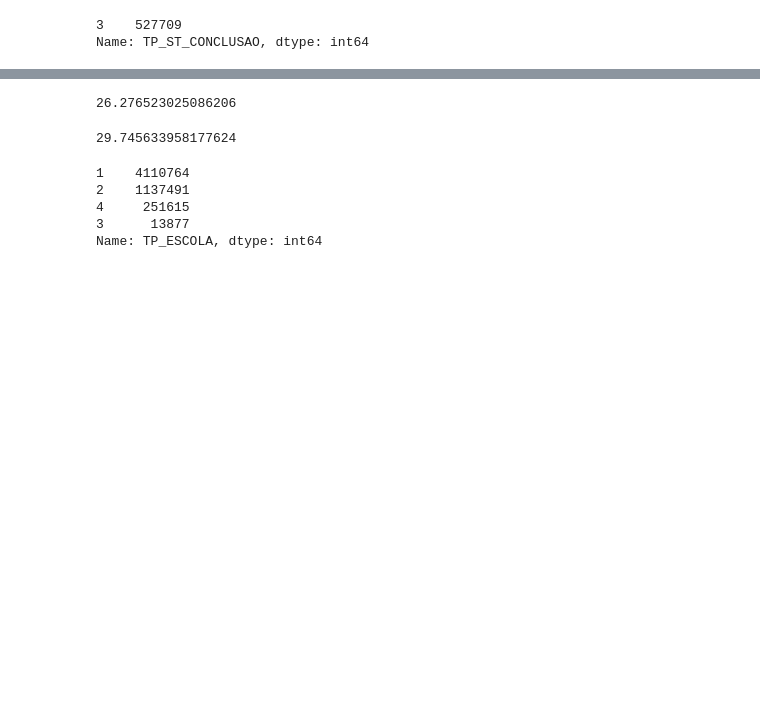
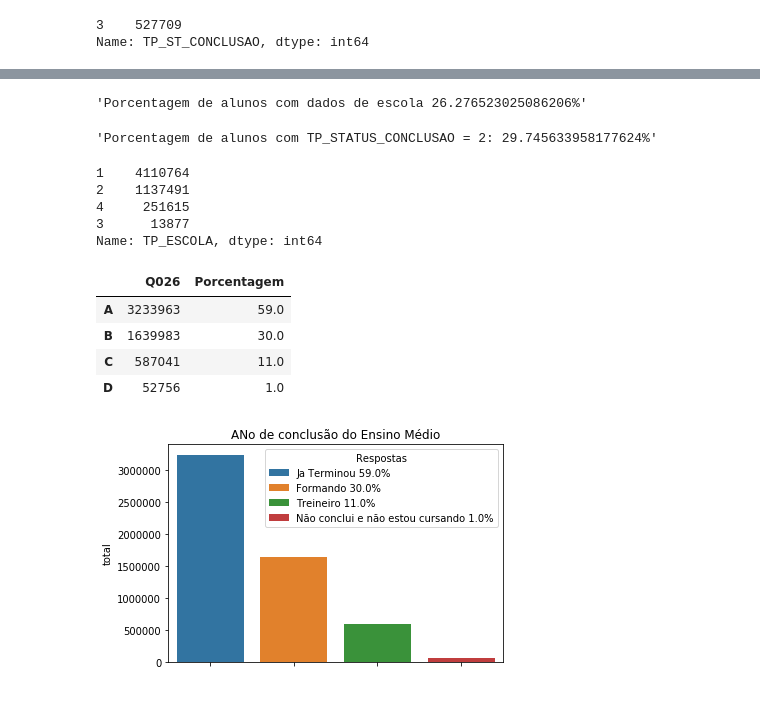
Before and after one commit to vinnyalvs/MineracaoDadosEducacionais, a Jupyter notebook: AnaliseDescritivaEnem.ipynb, the cells around one changed output, grey strips where cells are left out. Cells and saved outputs as stored; diff of their text form; code cells hidden in the pictures; blank space fills up the shorter version.

Commit message:
mais exploração dos dados do Enem, do Censo Escolar e novas visualizações

```diff
--- a/AnaliseDescritivaEnem.ipynb
+++ b/AnaliseDescritivaEnem.ipynb
@@ -11,7 +11,7 @@ path = "C:\\Users\\vinic\\Documents\\GitHub\\Enem\\2018\\Dados\\MICRODADOS_ENEM_
 import pandas as pd
 import numpy as np
 import matplotlib.pyplot as plt
-use_cols = ["NU_INSCRICAO","CO_ESCOLA","SG_UF_ESC","CO_UF_ESC","SG_UF_RESIDENCIA", "TP_ST_CONCLUSAO", "TP_ANO_CONCLUIU", "TP_ESCOLA" ,"TP_ENSINO", "IN_TREINEIRO","TP_SIT_FUNC_ESC"]
+use_cols = ["NU_INSCRICAO","CO_ESCOLA","SG_UF_ESC","CO_UF_ESC","SG_UF_RESIDENCIA", "TP_ST_CONCLUSAO", "TP_ANO_CONCLUIU", "TP_ESCOLA" ,"TP_ENSINO", "IN_TREINEIRO","TP_SIT_FUNC_ESC" , "Q026", "Q027"]
 data_iterator = pd.read_csv(path,sep=';',encoding='latin1',low_memory=False,chunksize=10000, usecols=use_cols)
 chunk_list = []
 
@@ -242,12 +271,12 @@ TP_SIT_FUNC_ESC     1448821
 dtype: int64
-# %%
-1448821/5513747 * 100
-# %% [output]
-26.276523025086206
-# %%
-1640099/5513747 * 100
-# %% [output]
-29.745633958177624
+# %%
+"Porcentagem de alunos com dados de escola {}%".format(1448821/5513747 * 100)
+# %% [output]
+'Porcentagem de alunos com dados de escola 26.276523025086206%'
+# %%
+"Porcentagem de alunos com TP_STATUS_CONCLUSAO = 2: {}%".format(1640099/5513747 * 100)
+# %% [output]
+'Porcentagem de alunos com TP_STATUS_CONCLUSAO = 2: 29.745633958177624%'
 # %%
 amostra.TP_ESCOLA.value_counts()
 # %% [output]
@@ -256,3 +285,32 @@ amostra.TP_ESCOLA.value_counts()
 4     251615
 3      13877
 Name: TP_ESCOLA, dtype: int64
+# %%
+var = "Q026"
+
+array = pd.DataFrame(amostra[var].value_counts())
+array2 = pd.DataFrame(amostra[var].value_counts(normalize=True) * 100).round()
+array['Porcentagem'] = array2
+
+contagem_de_questionario = amostra[var].value_counts().to_frame().reset_index()
+contagem_de_questionario.columns = ["Respostas", "total"]
+contagem_de_questionario.Respostas = ['Ja Terminou ' + str(array['Porcentagem'][0]) + '%','Formando ' + str(array['Porcentagem'][1]) + '%','Treineiro ' + str(array['Porcentagem'][2]) + '%','Não conclui e não estou cursando ' + str(array['Porcentagem'][3]) + '%']
+
+
+
+
+plt.title('ANo de conclusão do Ensino Médio')
+
+g = sns.barplot(x="Respostas", y = "total", data = contagem_de_questionario,hue="Respostas",dodge=False)
+g.set_xticklabels(" ")
+g.set_xlabel(" ")
+
+
+array
+# %% [output]
+|  | Q026 | Porcentagem |
+| A | 3233963 | 59.0 |
+| B | 1639983 | 30.0 |
+| C | 587041 | 11.0 |
+| D | 52756 | 1.0 |
+[figure, added]
```
Also changed, not shown: parts of 21 cells of this notebook, 4 other files.
